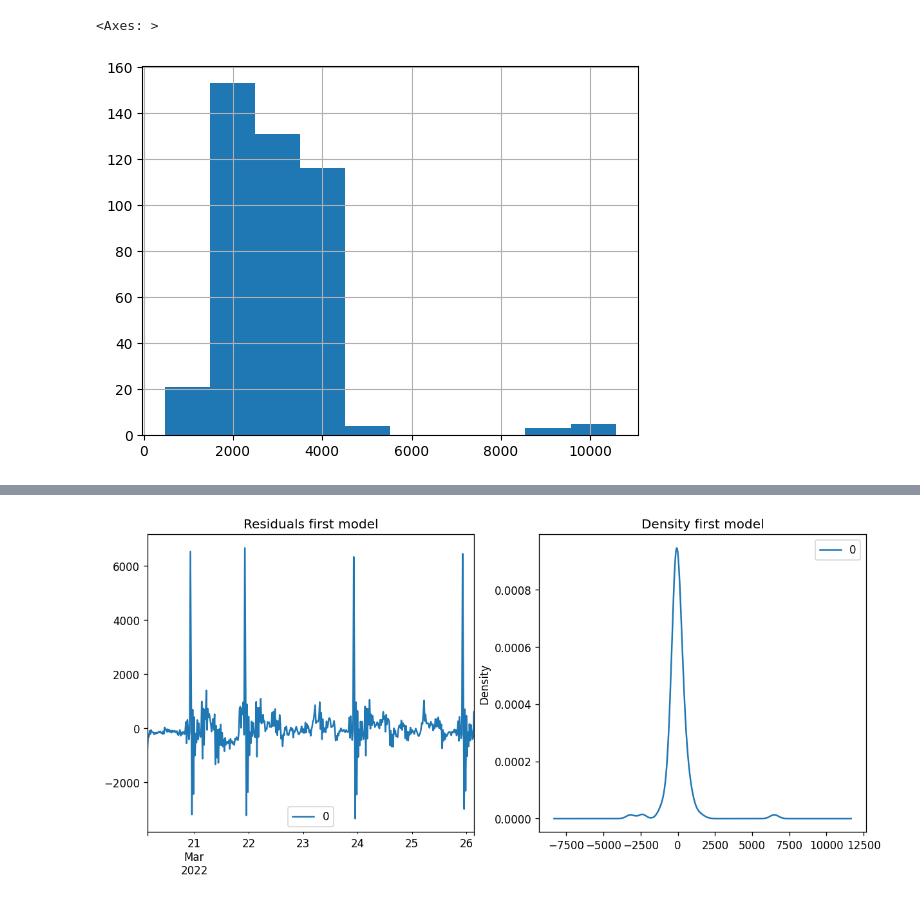
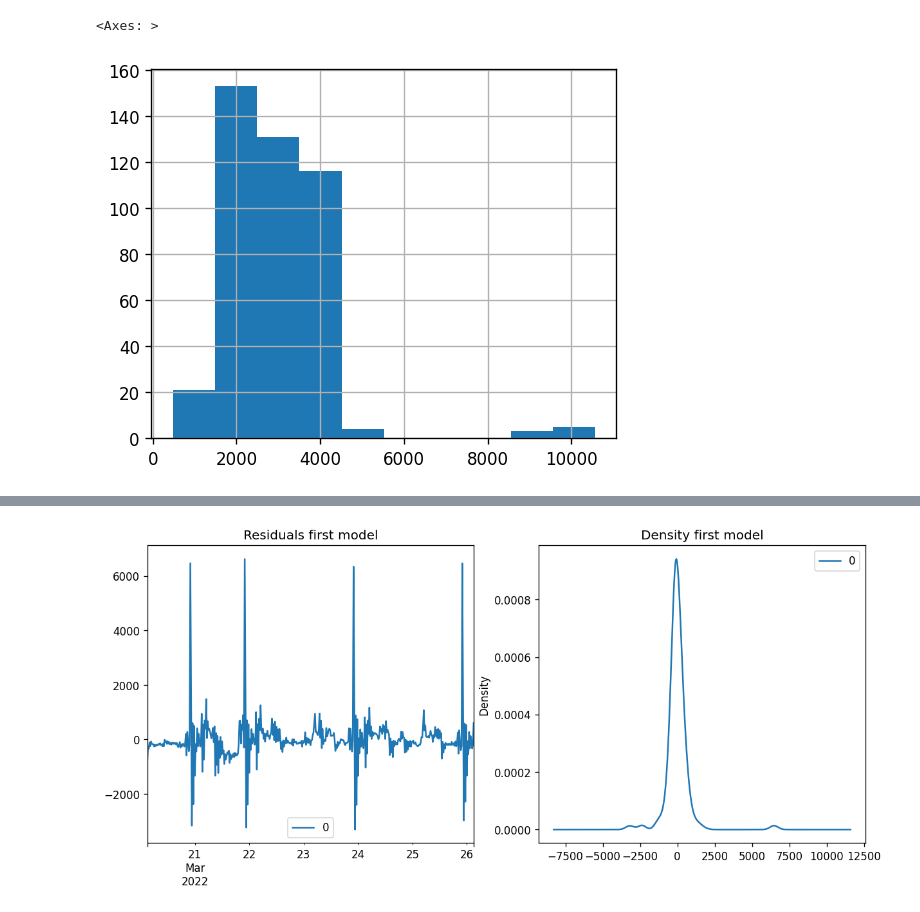
Before and after one commit to keiDoom/Projects-, a Jupyter notebook: Innostage_5/Innostage Task 5 - ARIMA model. Time series analys..ipynb, the cells around one changed output, grey strips where cells are left out. Cells and saved outputs as stored; diff of their text form; code cells hidden in the pictures.

```diff
--- a/Innostage_5/Innostage Task 5 - ARIMA model. Time series analys..ipynb
+++ b/Innostage_5/Innostage Task 5 - ARIMA model. Time series analys..ipynb
@@ -24,3 +45,15 @@ from statsmodels.iolib.table import SimpleTable
 from statsmodels.graphics.tsaplots import plot_acf, plot_pacf
 
 from patsy import dmatrices
+# %%
+def resample_data(data, time_column, interval):
+    resempled_data = data[time_column].resample(interval).mean()
+
+    try:
+        resempled_data.index = pd.DatetimeIndex(data.index).to_period(interval)
+    except:
+        return resempled_data
+
+    resempled_data.dropna()
+
+    return resempled_data
@@ -30,16 +98,14 @@ path = '/home/kei/Desktop/data/innostage/innostage_task_5/tsData.json'
 ts_data = pd.read_json(path)
 original_df = ts_data.rename(columns = {'cnt': 'count'})
 # %%
-mean_df = original_df['count'].resample('20Min').mean()
-
-mean_df.index = pd.DatetimeIndex(mean_df.index).to_period('20Min')
+mean_df = resample_data(original_df, 'count', '20Min')
 # %%
 mean_df.plot(figsize = (12, 8))
 # %% [output]
 <Axes: >
 [figure]
 # %%
-mean_df.hist()
+mean_df.hist(figsize = (5, 4))
 # %% [output]
 <Axes: >
-[figure, old version]
+[figure, new version]
```
Also changed, not shown: parts of 41 cells of this notebook.
